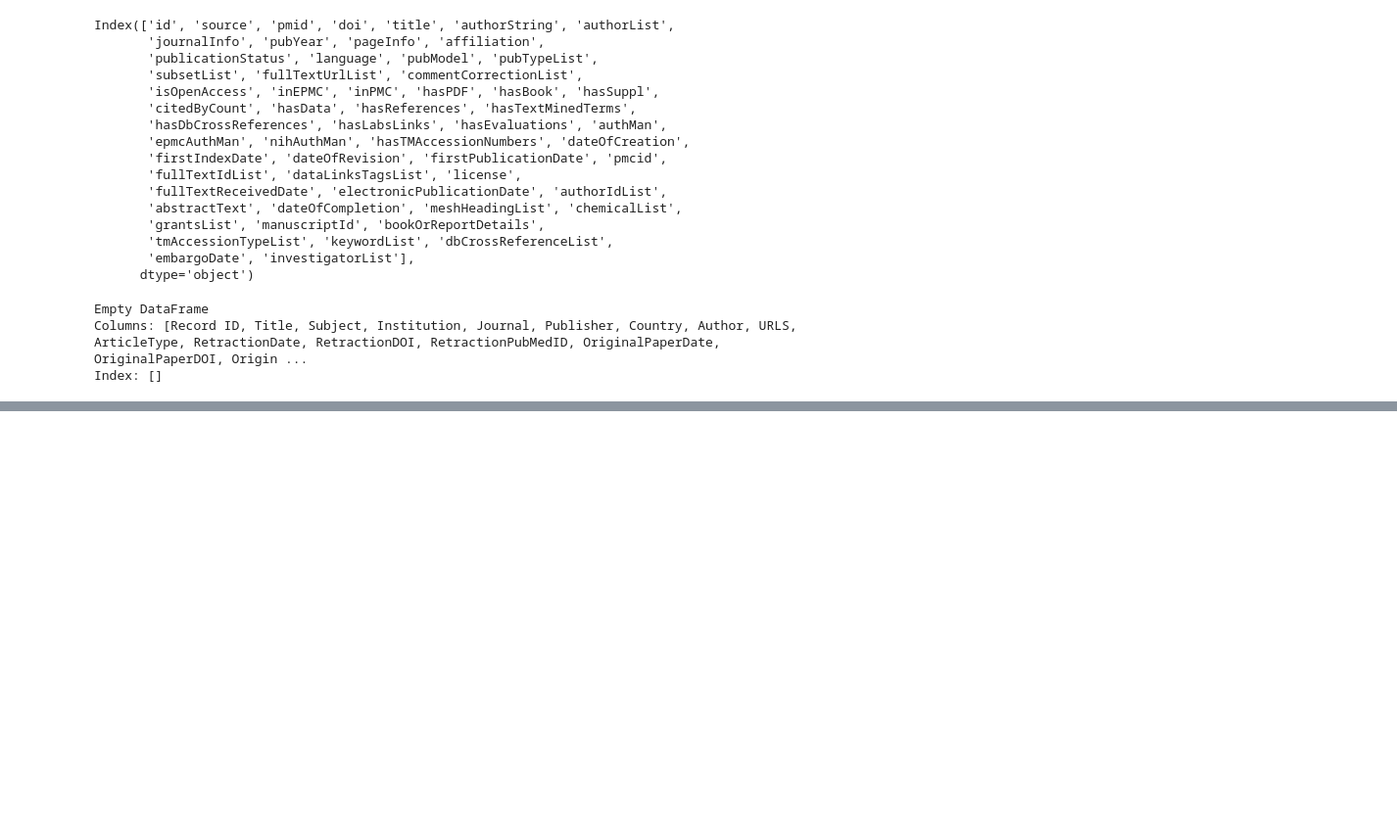
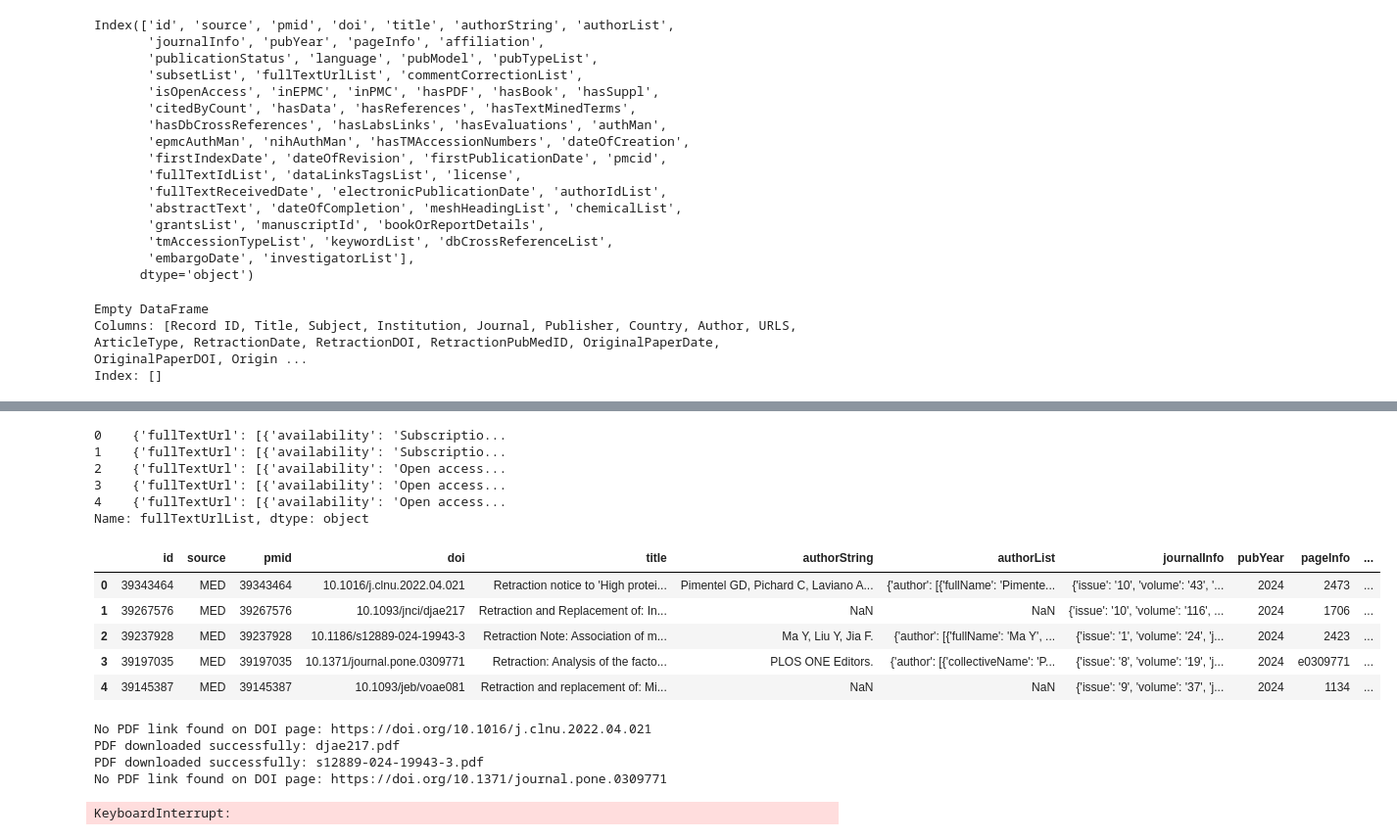
Before and after one commit to Ayushshah1601/ProgrammingErrorsScientifcPapers, a Jupyter notebook: ElleOBrien.ipynb, the cells around one changed output, grey strips where cells are left out. Shown at 98% size. Cells and saved outputs as stored; diff of their text form; code cells hidden in the pictures; blank space fills up the shorter version.

```diff
--- a/ElleOBrien.ipynb
+++ b/ElleOBrien.ipynb
@@ -219,0 +246,10 @@ Index: []
+# %%
+#show first 5 rows but entire text
+print(metadata_df['fullTextUrlList'].head())
+# %% [output]
+0    {'fullTextUrl': [{'availability': 'Subscriptio...
+1    {'fullTextUrl': [{'availability': 'Subscriptio...
+2    {'fullTextUrl': [{'availability': 'Open access...
+3    {'fullTextUrl': [{'availability': 'Open access...
+4    {'fullTextUrl': [{'availability': 'Open access...
+Name: fullTextUrlList, dtype: object
@@ -219,0 +262,70 @@ Index: []
+# %%
+metadata_df['Retraction_Url'] = metadata_df['fullTextUrlList'].apply(lambda x: x['fullTextUrl'][0]['url'] if 'fullTextUrl' in x and x['fullTextUrl'] else None)
+# %%
+pd.set_option('display.max_columns', None)
+metadata_df.head()
+# %% [output]
+|  | id | source | pmid | doi | title | authorString | authorList | journalInfo | pubYear | pageInfo | ... |
+| 0 | 39343464 | MED | 39343464 | 10.1016/j.clnu.2022.04.021 | Retraction notice to 'High protei... | Pimentel GD, Pichard C, Laviano A... | {'author': [{'fullName': 'Pimente... | {'issue': '10', 'volume': '43', '... | 2024 | 2473 | ... |
+| 1 | 39267576 | MED | 39267576 | 10.1093/jnci/djae217 | Retraction and Replacement of: In... | NaN | NaN | {'issue': '10', 'volume': '116', ... | 2024 | 1706 | ... |
+| 2 | 39237928 | MED | 39237928 | 10.1186/s12889-024-19943-3 | Retraction Note: Association of m... | Ma Y, Liu Y, Jia F. | {'author': [{'fullName': 'Ma Y', ... | {'issue': '1', 'volume': '24', 'j... | 2024 | 2423 | ... |
+| 3 | 39197035 | MED | 39197035 | 10.1371/journal.pone.0309771 | Retraction: Analysis of the facto... | PLOS ONE Editors. | {'author': [{'collectiveName': 'P... | {'issue': '8', 'volume': '19', 'j... | 2024 | e0309771 | ... |
+| 4 | 39145387 | MED | 39145387 | 10.1093/jeb/voae081 | Retraction and replacement of: Mi... | NaN | NaN | {'issue': '9', 'volume': '37', 'j... | 2024 | 1134 | ... |
+# %%
+# I want tp look at all elements in Retraction_Url, go to the page and download the pdf
+import requests
+from bs4 import BeautifulSoup
+import time
+
+def download_pdf_from_url(url):
+    headers = {
+        'User-Agent': 'Mozilla/5.0 (Windows NT 10.0; Win64; x64) AppleWebKit/537.36 (KHTML, like Gecko) Chrome/70.0.3538.77 Safari/537.36'
+    }
+    try:
+        response = requests.get(url, headers=headers, timeout=10)
+
+        # Check if URL ends with .pdf
+        if url.endswith('.pdf'):
+            pdf_filename = url.split('/')[-1]
+            with open(pdf_filename, 'wb') as f:
+                f.write(response.content)
+            print(f"PDF downloaded successfully: {pdf_filename}")
+
+        # If it's a DOI link, navigate to the page to find the actual PDF link
+        else:
+            soup = BeautifulSoup(response.content, 'html.parser')
+            pdf_link = None
+
+            # Try to find a PDF download link
+            for link in soup.find_all('a', href=True):
+                if '.pdf' in link['href']:
+                    pdf_link = link['href']
+                    break
+
+            if pdf_link:
+                # If the PDF link is relative, construct the full URL
+                if not pdf_link.startswith('http'):
+                    pdf_link = requests.compat.urljoin(url, pdf_link)
+
+                # Download the PDF from the found link
+                pdf_response = requests.get(pdf_link, headers=headers, timeout=10)
+                pdf_filename = pdf_link.split('/')[-1]
+                with open(pdf_filename, 'wb') as f:
+                    f.write(pdf_response.content)
+                print(f"PDF downloaded successfully: {pdf_filename}")
+            else:
+                print(f"No PDF link found on DOI page: {url}")
+
+    except requests.exceptions.RequestException as e:
+        print(f"Request failed for {url}: {e}")
+    time.sleep(1)  # To avoid overwhelming servers
+
+# Download PDFs from the URLs
+for url in metadata_df['Retraction_Url'].dropna():
+    download_pdf_from_url(url)
+# %% [output]
+No PDF link found on DOI page: https://doi.org/10.1016/j.clnu.2022.04.021
+PDF downloaded successfully: djae217.pdf
+PDF downloaded successfully: s12889-024-19943-3.pdf
+No PDF link found on DOI page: https://doi.org/10.1371/journal.pone.0309771
+KeyboardInterrupt:
```
Also changed, not shown: parts of 24 cells of this notebook, 14 other files.
